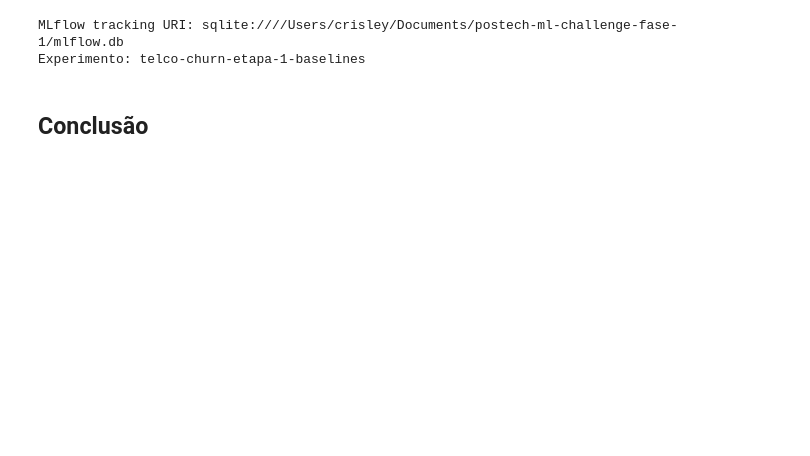
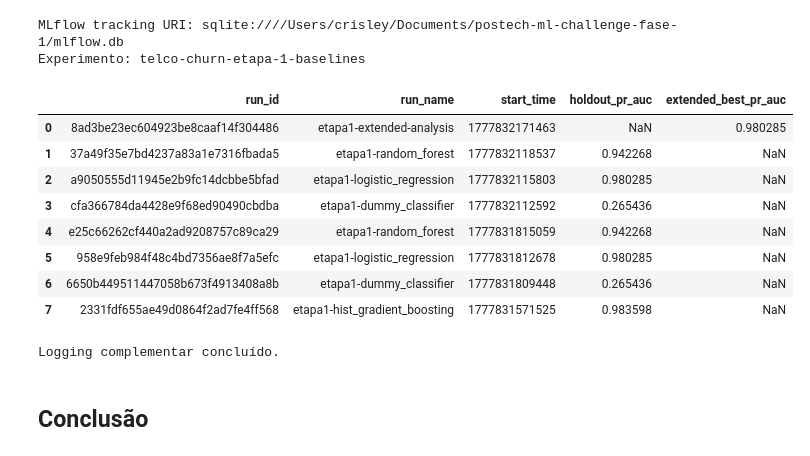
Before and after one commit to crisleymarques/postech-ml-challenge-fase-1, a Jupyter notebook: notebooks/02_baselines_metricas_mlflow.ipynb, the cells around one changed output. Cells and saved outputs as stored; diff of their text form; code cells hidden in the pictures; blank space fills up the shorter version.

```diff
--- a/notebooks/02_baselines_metricas_mlflow.ipynb
+++ b/notebooks/02_baselines_metricas_mlflow.ipynb
@@ -511,6 +655,81 @@ print(f"Experimento: {MLFLOW_EXPERIMENT_NAME}")
 # %% [output]
 MLflow tracking URI: sqlite:////Users/crisley/Documents/postech-ml-challenge-fase-1/mlflow.db
 Experimento: telco-churn-etapa-1-baselines
+# %%
+from mlflow.tracking import MlflowClient
+
+mlflow.set_tracking_uri(MLFLOW_TRACKING_URI)
+mlflow.set_experiment(MLFLOW_EXPERIMENT_NAME)
+
+summary_cols = ["model", "pr_auc", "roc_auc", "f1", "precision", "recall"]
+consolidated_summary = holdout_results[summary_cols].copy()
+
+with mlflow.start_run(run_name="etapa1-extended-analysis") as extended_run:
+    mlflow.log_param("models_count", int(len(models)))
+    mlflow.log_param("best_tree_model", best_tree_model_name)
+    mlflow.log_metric("extended_best_pr_auc", float(holdout_results.iloc[0]["pr_auc"]))
+    mlflow.log_metric("extended_best_roc_auc", float(holdout_results.iloc[0]["roc_auc"]))
+    mlflow.log_metric("feature_selection_best_pr_auc", float(feature_selection_results.iloc[0]["pr_auc"]))
+
+    for i, row in consolidated_summary.reset_index(drop=True).iterrows():
+        prefix = f"extended_rank_{i+1}_{row['model']}"
+        mlflow.log_metric(f"{prefix}_pr_auc", float(row["pr_auc"]))
+        mlflow.log_metric(f"{prefix}_roc_auc", float(row["roc_auc"]))
+
+    mlflow.log_figure(fig_perm, "figures/permutation_importance_top20.png")
+
+    consolidated_summary_path = PROJECT_ROOT / "data" / "processed" / "extended_baselines_summary.csv"
+    feature_selection_path = PROJECT_ROOT / "data" / "processed" / "feature_selection_summary.csv"
+    perm_path = PROJECT_ROOT / "data" / "processed" / "permutation_importance_top20.csv"
+
+    consolidated_summary.to_csv(consolidated_summary_path, index=False)
+    feature_selection_results.to_csv(feature_selection_path, index=False)
+    perm_importance_df.to_csv(perm_path, index=False)
+
+    mlflow.log_artifact(str(consolidated_summary_path), artifact_path="extended")
+    mlflow.log_artifact(str(feature_selection_path), artifact_path="extended")
+    mlflow.log_artifact(str(perm_path), artifact_path="extended")
+
+# Registro opcional do melhor baseline no Model Registry (desligado por padrão)
+REGISTER_BASELINE = False
+if REGISTER_BASELINE:
+    baseline_to_register = holdout_results.iloc[0]["model"]
+    baseline_uri = f"runs:/{extended_run.info.run_id}/model-{baseline_to_register}"
+    print("Defina manualmente o model_uri correto de uma run com artefato de modelo antes de registrar.")
+
+client = MlflowClient(tracking_uri=MLFLOW_TRACKING_URI)
+experiment = client.get_experiment_by_name(MLFLOW_EXPERIMENT_NAME)
+runs = client.search_runs(
+    experiment_ids=[experiment.experiment_id],
+    order_by=["attributes.start_time DESC"],
+    max_results=8,
+)
+
+run_rows = []
+for run in runs:
+    run_rows.append(
+        {
+            "run_id": run.info.run_id,
+            "run_name": run.data.tags.get("mlflow.runName", ""),
+            "start_time": run.info.start_time,
+            "holdout_pr_auc": run.data.metrics.get("holdout_pr_auc"),
+            "extended_best_pr_auc": run.data.metrics.get("extended_best_pr_auc"),
+        }
+    )
+
+runs_overview = pd.DataFrame(run_rows)
+display(runs_overview)
+# %% [output]
+|  | run_id | run_name | start_time | holdout_pr_auc | extended_best_pr_auc |
+| 0 | 8ad3be23ec604923be8caaf14f304486 | etapa1-extended-analysis | 1777832171463 | NaN | 0.980285 |
+| 1 | 37a49f35e7bd4237a83a1e7316fbada5 | etapa1-random_forest | 1777832118537 | 0.942268 | NaN |
+| 2 | a9050555d11945e2b9fc14dcbbe5bfad | etapa1-logistic_regression | 1777832115803 | 0.980285 | NaN |
+| 3 | cfa366784da4428e9f68ed90490cbdba | etapa1-dummy_classifier | 1777832112592 | 0.265436 | NaN |
+| 4 | e25c66262cf440a2ad9208757c89ca29 | etapa1-random_forest | 1777831815059 | 0.942268 | NaN |
+| 5 | 958e9feb984f48c4bd7356ae8f7a5efc | etapa1-logistic_regression | 1777831812678 | 0.980285 | NaN |
+| 6 | 6650b449511447058b673f4913408a8b | etapa1-dummy_classifier | 1777831809448 | 0.265436 | NaN |
+| 7 | 2331fdf655ae49d0864f2ad7fe4ff568 | etapa1-hist_gradient_boosting | 1777831571525 | 0.983598 | NaN |
+Logging complementar concluído.
 # %% [markdown]
 ## Conclusão
 # %%
```
Also changed, not shown: parts of 14 cells of this notebook.
